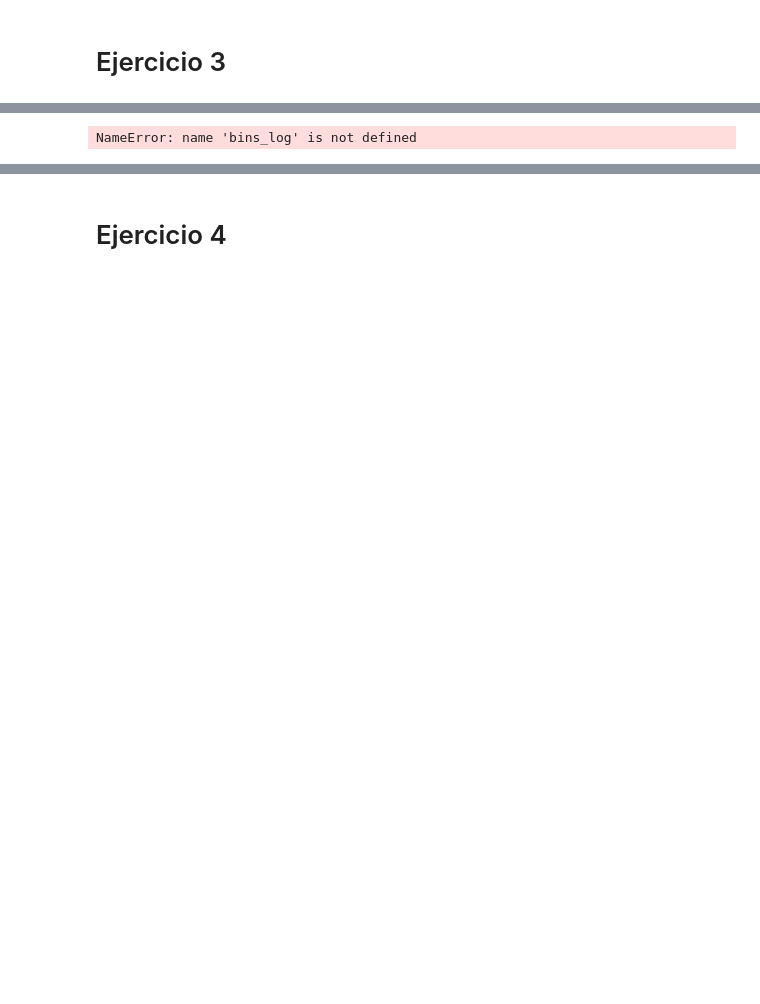
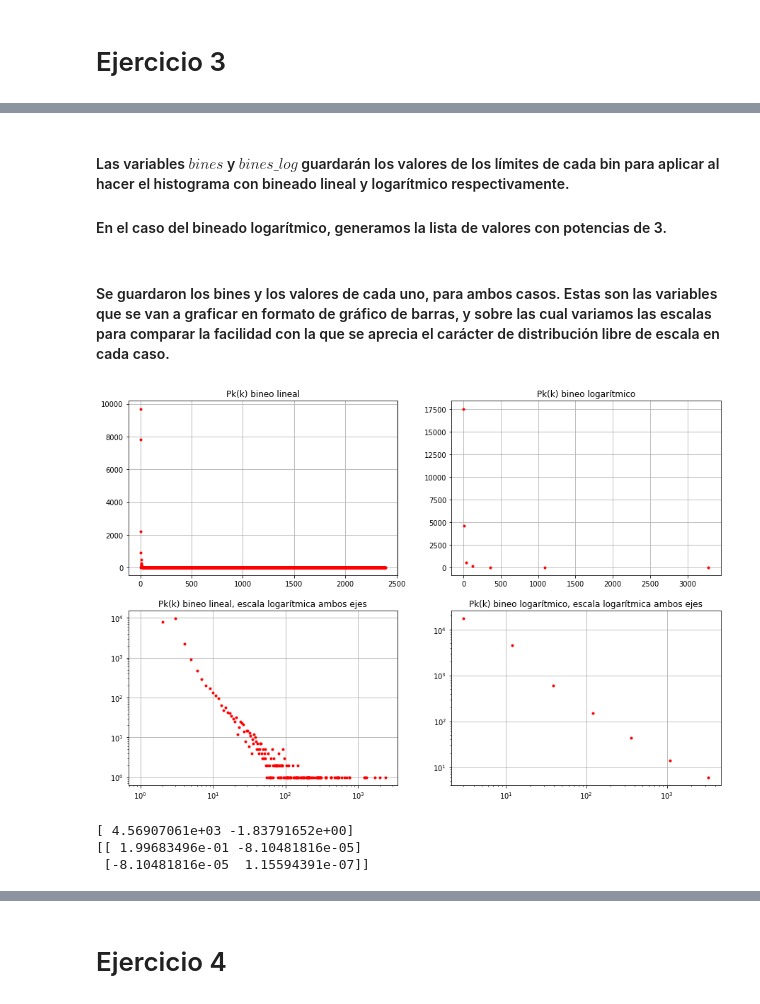
Before and after one commit to leialorenzo/Redes, a Jupyter notebook: TP1.ipynb, the cells around one changed output, grey strips where cells are left out. Cells and saved outputs as stored; diff of their text form; code cells hidden in the pictures; blank space fills up the shorter version.

Commit message:
leila primer edit, quedé en el ajuste

```diff
--- a/TP1.ipynb
+++ b/TP1.ipynb
@@ -332,0 +345,3 @@ P - valor homo = 0.3796
+# %% [markdown]
+#### Las variables $\textit{bines}$ y  $\textit{bines_log}$ guardarán los valores de los límites de cada bin para aplicar al hacer el histograma con bineado lineal y logarítmico respectivamente.
+#### En el caso del bineado logarítmico, generamos la lista de valores con potencias de 3.
@@ -333,41 +358,29 @@ P - valor homo = 0.3796
+# %% [markdown]
+#### Se guardaron los bines y los valores de cada uno, para ambos casos. Estas son las variables que se van a graficar en formato de gráfico de barras, y sobre las cual variamos las escalas para comparar la facilidad con la que se aprecia el carácter de distribución libre de escala en cada caso.
 # %%
-autonom = nx.read_gml('tc01_data/as-22july06.gml')
-grados = autonom.degree()
-min_degree = min([a[1] for a in grados])
-max_degree = max([a[1] for a in grados])
-#%%
-bines = np.linspace(0, max_degree, max_degree+1)
-hist, bins = np.histogram([a[1] for a in grados], bins = bines)
-
-#%%
-bines_log = np.zeros(8) #con base 2 eran 12
-for i in range(1, len(bines_log)):
-	bines_log[i] = bines_log[i-1]+3**i
-hist_log, bins_log = np.histogram([a[1] for a in grados], bins = bines_log)
-
-#%%
-plt.figure(1)
+plt.figure(1, figsize = (15,10))
 plt.subplot(221)
 plt.title('Pk(k) bineo lineal')
 plt.plot(bins[1:], hist, 'r.', )
 plt.grid(True)
 
 plt.subplot(222)
 plt.title('Pk(k) bineo logarítmico')
 plt.plot(bins_log[1:], hist_log, 'r.', )
 plt.grid(True)
 
 plt.subplot(223)
-plt.title('Pk(k) bineo lineal loglog')
+plt.title('Pk(k) bineo lineal, escala logarítmica ambos ejes')
 plt.loglog(bins[1:], hist, 'r.', )
 plt.grid(True)
 
 plt.subplot(224)
-plt.title('Pk(k) bineo logarítmico loglog')
+plt.title('Pk(k) bineo logarítmico, escala logarítmica ambos ejes')
 plt.loglog(bins_log[1:], hist_log, 'r.', )
 plt.grid(True)
+# %% [output]
+[figure, added]
 # %%
-#Código choto de ajuste:
 #Función con la que voy a fittear
 powerlaw = lambda x, amp, index: amp * (x**index)
 
@@ -380,8 +393,8 @@ fitfunc = lambda p, x: p[0] + p[1] * x
 errfunc = lambda p, x, y: (y - fitfunc(p, x))
 
 #Lo que hace la optimización
-pinit = [1.0, -1.0]
-out = sp.optimize.leastsq(errfunc, pinit,args=(xlog, ylog), full_output=1)
+pinit = [1e5, -1.0]
+out = optimize.leastsq(errfunc, pinit,args=(xlog, ylog), full_output=1)
 
 pfinal = out[0]
 covar = out[1]
@@ -389,13 +402,7 @@ print(pfinal)
 print(covar)
 index = pfinal[1]
 amp = 10**pfinal[0]
-#Ploteo (acá se caga)
-plt.plot(xlog, powerlaw(xlog, amp, index),label = 'ajuste')
-plt.loglog(xlog,ylog, label  = 'datos')
-#plt.title('Best Fit Power Law')
-#plt.xlabel('X')
-#plt.ylabel('Y')
-plt.xlim(1,10000)
-#El exponente resulta ser -1,8379
 # %% [output]
-NameError: name 'bins_log' is not defined
+[ 4.56907061e+03 -1.83791652e+00]
+[[ 1.99683496e-01 -8.10481816e-05]
+ [-8.10481816e-05  1.15594391e-07]]
```
Also changed, not shown: parts of 7 cells of this notebook.
